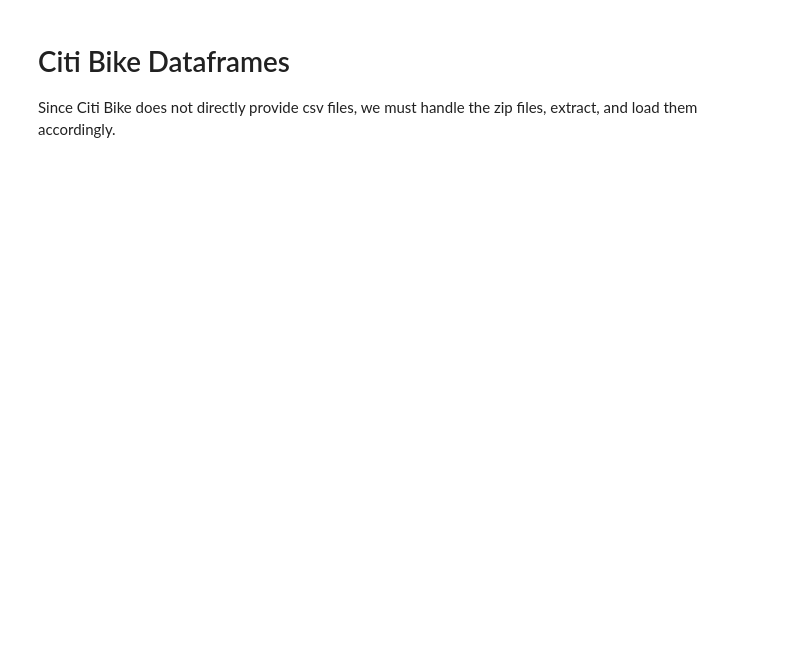
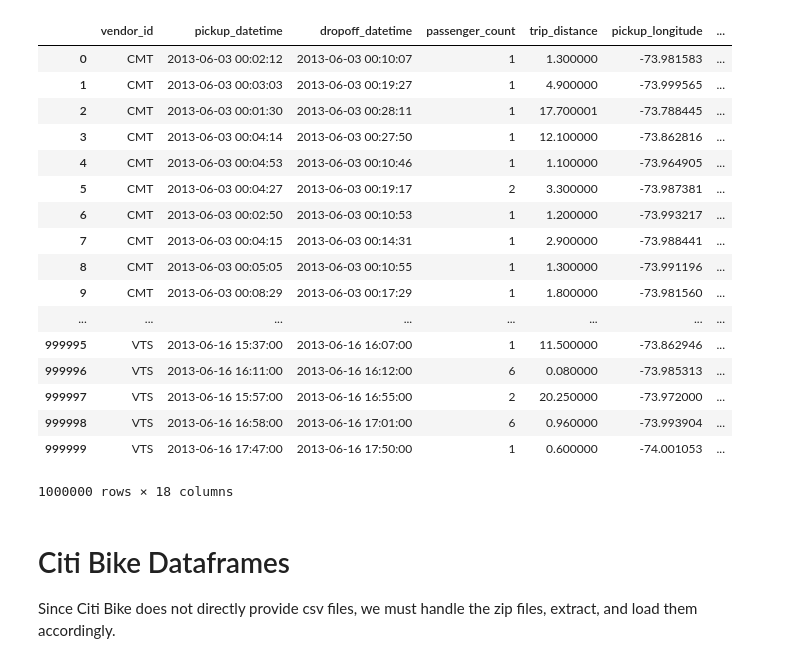
Before and after one commit to dvignoles/nyc-transpo, a Jupyter notebook: nyc_transpo.ipynb, the cells around one changed output. Cells and saved outputs as stored; diff of their text form; code cells hidden in the pictures; blank space fills up the shorter version.

Commit message:
Fix taxi data not loading, add dtypes, increase # of rows

```diff
--- a/nyc_transpo.ipynb
+++ b/nyc_transpo.ipynb
@@ -39,17 +41,65 @@ def get_csv_name(data_type, year):
 for n in YEARS:
   file_path = get_csv_name("taxi", n)
   if os.path.isfile(file_path) is False:
-    data = requests.get("https://s3.amazonaws.com/nyc-tlc/trip+data/yellow_tripdata_201" + n + "-06.csv")
+    data = requests.get("https://s3.amazonaws.com/nyc-tlc/trip+data/yellow_tripdata_" + n + "-06.csv")
     save_csv(file_path, data)
+
+dtypes = {
+    "vendor_id": "str",
+    "VendorID": "str",
+    "pickup_datetime": "str",
+    "dropoff_datetime": "str",
+    "tpep_pickup_datetime": "str",
+    "tpep_dropoff_datetime": "str",
+    "passenger_count": np.int32,
+    "trip_distance": np.float32,
+    "pickup_longitude": np.float32,
+    "pickup_latitude": np.float32,
+    "PULocationID": np.int32,
+    "DOLocationID": np.int32,
+    "rate_code": np.int32,
+    "RateCodeID": np.int32,
+    "store_and_fwd_flag": "str",
+    "dropoff_longitude": np.float32,
+    "dropoff_latitude": np.float32,
+    "payment_type": "str",
+    "fare_amount": np.float32,
+    "surcharge": np.float32,
+    "mta_tax": np.float32,
+    "tip_amount": np.float32,
+    "tolls_amount": np.float32,
+    "total_amount": np.float32
+}
 
 # Load the actual data
 
-df_taxi_2013 = pd.read_csv(get_csv_name("taxi", "2013"), nrows=100000, low_memory=False)
-df_taxi_2014 = pd.read_csv(get_csv_name("taxi", "2014"), nrows=100000, low_memory=False)
-df_taxi_2015 = pd.read_csv(get_csv_name("taxi", "2015"), nrows=100000, low_memory=False)
-df_taxi_2016 = pd.read_csv(get_csv_name("taxi", "2016"), nrows=100000, low_memory=False)
-df_taxi_2017 = pd.read_csv(get_csv_name("taxi", "2017"), nrows=100000, low_memory=False)
-df_taxi_2018 = pd.read_csv(get_csv_name("taxi", "2018"), nrows=100000, low_memory=False)
+df_taxi_2013 = pd.read_csv(get_csv_name("taxi", "2013"), dtype=dtypes, parse_dates=[1,2], nrows=1000000)
+df_taxi_2014 = pd.read_csv(get_csv_name("taxi", "2014"), dtype=dtypes, parse_dates=[1,2], nrows=1000000)
+df_taxi_2015 = pd.read_csv(get_csv_name("taxi", "2015"), dtype=dtypes, parse_dates=[1,2], nrows=1000000)
+df_taxi_2016 = pd.read_csv(get_csv_name("taxi", "2016"), dtype=dtypes, parse_dates=[1,2], nrows=1000000)
+df_taxi_2017 = pd.read_csv(get_csv_name("taxi", "2017"), dtype=dtypes, parse_dates=[1,2], nrows=1000000)
+df_taxi_2018 = pd.read_csv(get_csv_name("taxi", "2018"), dtype=dtypes, parse_dates=[1,2], nrows=1000000)
+# %%
+df_taxi_2013
+# %% [output]
+|  | vendor_id | pickup_datetime | dropoff_datetime | passenger_count | trip_distance | pickup_longitude | ... |
+| 0 | CMT | 2013-06-03 00:02:12 | 2013-06-03 00:10:07 | 1 | 1.300000 | -73.981583 | ... |
+| 1 | CMT | 2013-06-03 00:03:03 | 2013-06-03 00:19:27 | 1 | 4.900000 | -73.999565 | ... |
+| 2 | CMT | 2013-06-03 00:01:30 | 2013-06-03 00:28:11 | 1 | 17.700001 | -73.788445 | ... |
+| 3 | CMT | 2013-06-03 00:04:14 | 2013-06-03 00:27:50 | 1 | 12.100000 | -73.862816 | ... |
+| 4 | CMT | 2013-06-03 00:04:53 | 2013-06-03 00:10:46 | 1 | 1.100000 | -73.964905 | ... |
+| 5 | CMT | 2013-06-03 00:04:27 | 2013-06-03 00:19:17 | 2 | 3.300000 | -73.987381 | ... |
+| 6 | CMT | 2013-06-03 00:02:50 | 2013-06-03 00:10:53 | 1 | 1.200000 | -73.993217 | ... |
+| 7 | CMT | 2013-06-03 00:04:15 | 2013-06-03 00:14:31 | 1 | 2.900000 | -73.988441 | ... |
+| 8 | CMT | 2013-06-03 00:05:05 | 2013-06-03 00:10:55 | 1 | 1.300000 | -73.991196 | ... |
+| 9 | CMT | 2013-06-03 00:08:29 | 2013-06-03 00:17:29 | 1 | 1.800000 | -73.981560 | ... |
+| ... | ... | ... | ... | ... | ... | ... | ... |
+| 999995 | VTS | 2013-06-16 15:37:00 | 2013-06-16 16:07:00 | 1 | 11.500000 | -73.862946 | ... |
+| 999996 | VTS | 2013-06-16 16:11:00 | 2013-06-16 16:12:00 | 6 | 0.080000 | -73.985313 | ... |
+| 999997 | VTS | 2013-06-16 15:57:00 | 2013-06-16 16:55:00 | 2 | 20.250000 | -73.972000 | ... |
+| 999998 | VTS | 2013-06-16 16:58:00 | 2013-06-16 17:01:00 | 6 | 0.960000 | -73.993904 | ... |
+| 999999 | VTS | 2013-06-16 17:47:00 | 2013-06-16 17:50:00 | 1 | 0.600000 | -74.001053 | ... |
+1000000 rows × 18 columns
 # %% [markdown]
 # Citi Bike Dataframes
 Since Citi Bike does not directly provide csv files, we must handle the zip files, extract, and load them accordingly.
```
Also changed, not shown: parts of 5 cells of this notebook.
